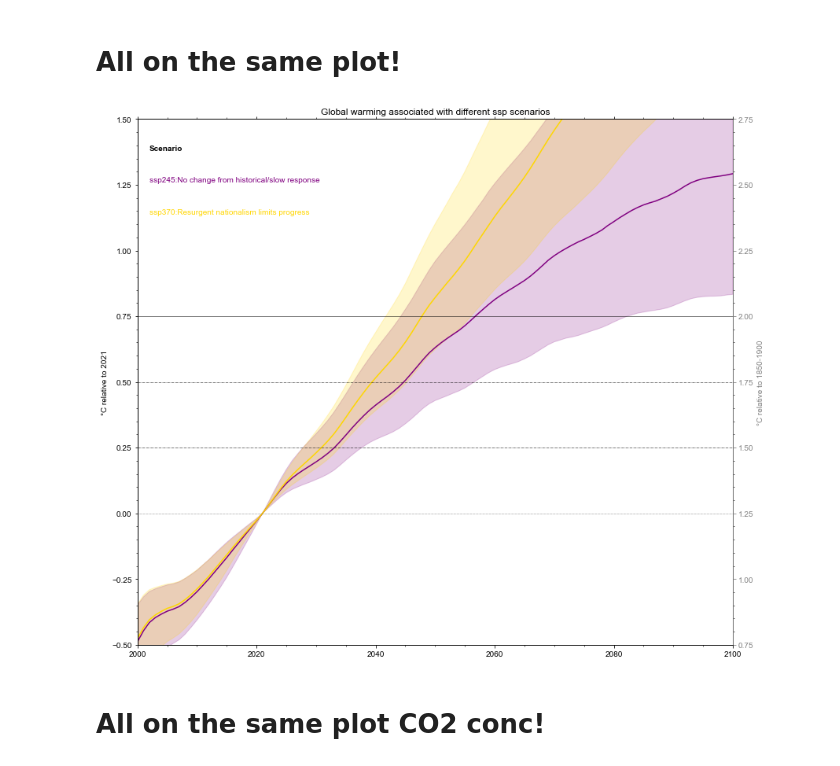
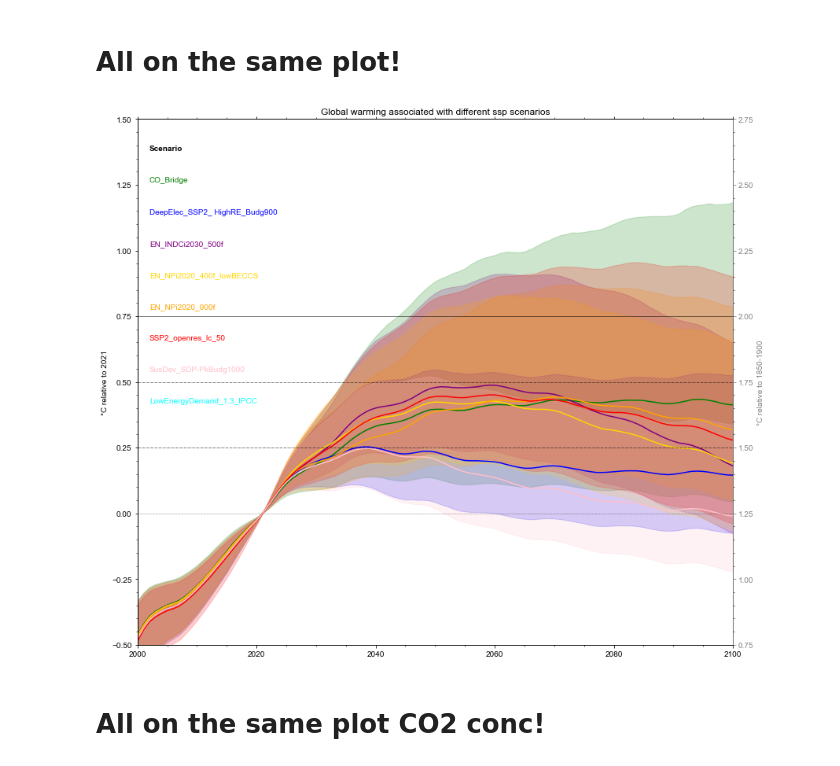
Before and after one commit to camillamathison/FaIR-Spice, a Jupyter notebook: notebooks/run-fair-ar6-illusPath.ipynb, the cells around one changed output. Cells and saved outputs as stored; diff of their text form; code cells hidden in the pictures.

```diff
--- a/notebooks/run-fair-ar6-illusPath.ipynb
+++ b/notebooks/run-fair-ar6-illusPath.ipynb
@@ -270,7 +266,7 @@ for i, cfg in enumerate(config_list):
             updated_config[i][key] = np.asarray(value)
         else:
             updated_config[i][key] = value
-    updated_config[i]['emissions'] = data_out['ssp245']
+    updated_config[i]['emissions'] = data_out['CO_Bridge']
     updated_config[i]['diagnostics'] = 'AR6'
     updated_config[i]["efficacy"] = np.ones(45)
     updated_config[i]["gir_carbon_cycle"] = True
@@ -376,3 +393,0 @@ pl.grid()
-# %%
-for i, cfg in enumerate(updated_config):
-    updated_config[i]['emissions'] = data_out['ssp370']
@@ -393,6 +450,10 @@ results_out['ssp370']['F_tot'] = f_tot
 # %%
-pl.fill_between(np.arange(1750,2111), np.percentile(results_out['ssp370']['temp'], 5, axis=1), np.percentile(results_out['ssp370']['temp'], 95, axis=1))
-pl.plot(np.arange(1750,2111), np.percentile(results_out['ssp370']['temp'], 50, axis=1), color='k')
-#pl.plot(temp_df.index, temp_df.temp, color='r')
-pl.grid()
+for scenario in scenarios:
+    print (scenario)
+    pl.fill_between(np.arange(1750,2111), np.percentile(results_out[scenario]['temp'], 5, axis=1),
+                    np.percentile(results_out[scenario]['temp'], 95, axis=1))
+    pl.plot(np.arange(1750,2111), np.percentile(results_out[scenario]['temp'], 50, axis=1), color='k')
+    #pl.plot(temp_df.index, temp_df.temp, color='r')
+    pl.grid()
+    pl.pause(5)
 # %% [output]
@@ -401,60 +474,59 @@ pl.grid()
 # All on the same plot!
 # %%
 #scenarios = ['zero', 'constant_forcing', 'constant_emissions', 'infrastructure', 'scenario']
-scenarios = ['ssp119',  'ssp126', 'ssp245', 'ssp370', 'ssp434', 'ssp585']
-colors = {
-    'ssp119' : 'green',
-    'ssp126' : 'blue',
-    'ssp245' : 'purple',
-    'ssp370' : 'gold',
-    'ssp434' : 'orange',
-    'ssp585' : 'red'
-    }
-
-labels = {
-    'ssp119' : 'ssp119:Sustainable scenario 1',
-    'ssp126' : 'ssp126:Sustainable scenario 2',
-    'ssp245' : 'ssp245:No change from historical/slow response',
-    'ssp370' : 'ssp370:Resurgent nationalism limits progress',
-    'ssp434' : 'ssp434:Uneven and slow response',
-    'ssp585' : 'ssp585:Fossil-Fueled Development'
-}
-
+#scenarios = ['ssp119',  'ssp126', 'ssp245', 'ssp370', 'ssp434', 'ssp585']
+colors = {'CO_Bridge': 'green',
+          'DeepElec_SSP2_ HighRE_Budg900': 'blue',
+          'EN_INDCi2030_500f': 'purple',
+          'EN_NPi2020_400f_lowBECCS': 'gold',
+          'EN_NPi2020_900f': 'orange',
+          'SSP2_openres_lc_50': 'red',
+          'SusDev_SDP-PkBudg1000':'pink',
+          'LowEnergyDemand_1.3_IPCC':'cyan'
+         }
+labels = {'CO_Bridge':'CO_Bridge',
+          'DeepElec_SSP2_ HighRE_Budg900':'DeepElec_SSP2_ HighRE_Budg900',
+          'EN_INDCi2030_500f':'EN_INDCi2030_500f',
+          'EN_NPi2020_400f_lowBECCS':'EN_NPi2020_400f_lowBECCS',
+          'EN_NPi2020_900f':'EN_NPi2020_900f',
+          'SSP2_openres_lc_50':'SSP2_openres_lc_50',
+          'SusDev_SDP-PkBudg1000':'SusDev_SDP-PkBudg1000',
+          'LowEnergyDemand_1.3_IPCC':'LowEnergyDemand_1.3_IPCC'
+           }
 fig, ax = pl.subplots(figsize=(12, 10))
 
 ax.text(0.02, 0.94, 'Scenario', fontweight='bold', fontsize=10, transform=ax.transAxes)
-for i, scenario in enumerate(['ssp245','ssp370']):
-    if scenario in ['ssp245', 'ssp370']:
-        ax.fill_between(np.arange(2000,2101), np.percentile(results_out[scenario]['temp'][250:351,:] - results_out[scenario]['temp'][271,:], 5, axis=1), np.percentile(results_out[scenario]['temp'][250:351,:] - results_out[scenario]['temp'][271,:], 95, axis=1), color=colors[scenario], alpha=0.2)
+for i, scenario in enumerate(scenarios):
+    ax.fill_between(np.arange(2000,2101), np.percentile(results_out[scenario]['temp'][250:351,:] - results_out[scenario]['temp'][271,:], 5, axis=1), np.percentile(results_out[scenario]['temp'][250:351,:] - results_out[scenario]['temp'][271,:], 95, axis=1), color=colors[scenario], alpha=0.2)
     ax.plot(np.arange(2000, 2101), np.median(results_out[scenario]['temp'][250:351,:] - results_out[scenario]['temp'][271,:], axis=1), color=colors[scenario], label=labels[scenario])
     ax.text(0.02, 0.88-0.06*i, labels[scenario], color=colors[scenario], transform=ax.transAxes, fontsize=10)
 #ax.legend(fontsize=10);
 ax.set_ylabel('°C relative to 2021');
 ax.set_title('Global warming associated with different ssp scenarios');
 ax.set_xlim(2000, 2100)
 ax.set_ylim(-0.5, 1.5)
 
 from matplotlib import ticker
 
 ax1 = ax.twinx()
 positions = np.arange(0.75, 2.76, 0.25)
 
 ax1.yaxis.set_major_locator(ticker.FixedLocator(positions))
 
 ax1.set_ylim(0.75,2.75)
 ax1.spines['right'].set_color('gray')
 ax1.tick_params(axis='y', colors='gray')
 ax1.set_ylabel('°C relative to 1850-1900', color='gray')
 
 
 ax.axhline(0, ls=':', color='k', lw=0.5)
 ax1.axhline(1.5, ls='-.', color='k', lw=0.5)
 ax1.axhline(1.75, ls='-.', color='k', lw=0.5)
 ax1.axhline(2.0, ls='-', color='k', lw=0.5)
 fig.tight_layout()
-pl.savefig('../plots/rcmip_245_370_scenarios_temp.png', dpi=500, transparent=False)
+pl.savefig('../plots/rcmip_illus_scenarios_temp.png', dpi=500, transparent=False)
 # %% [output]
-[figure, old version]
+[figure, new version]
 # %% [markdown]
 # All on the same plot CO2 conc!
 # %%
```
Also changed, not shown: parts of 34 cells of this notebook.
